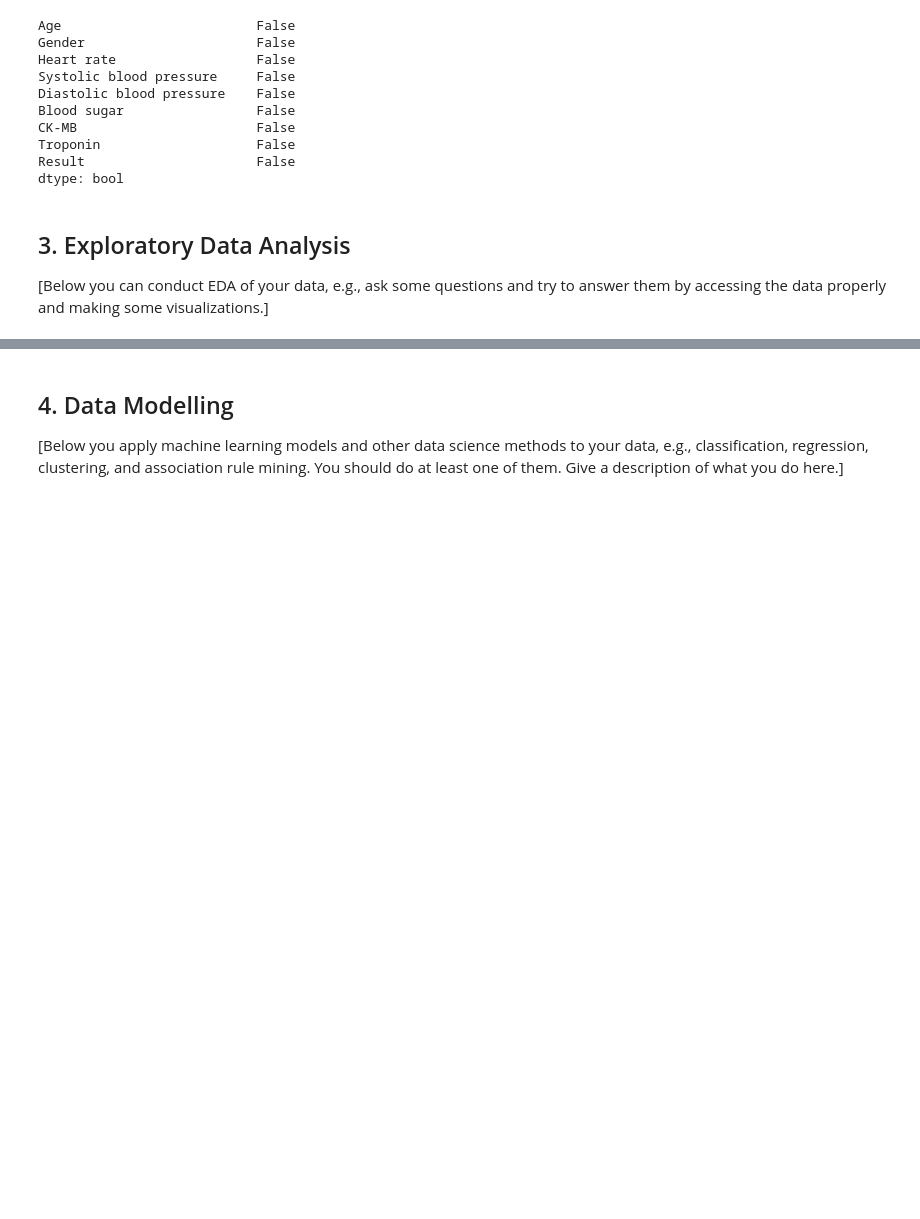
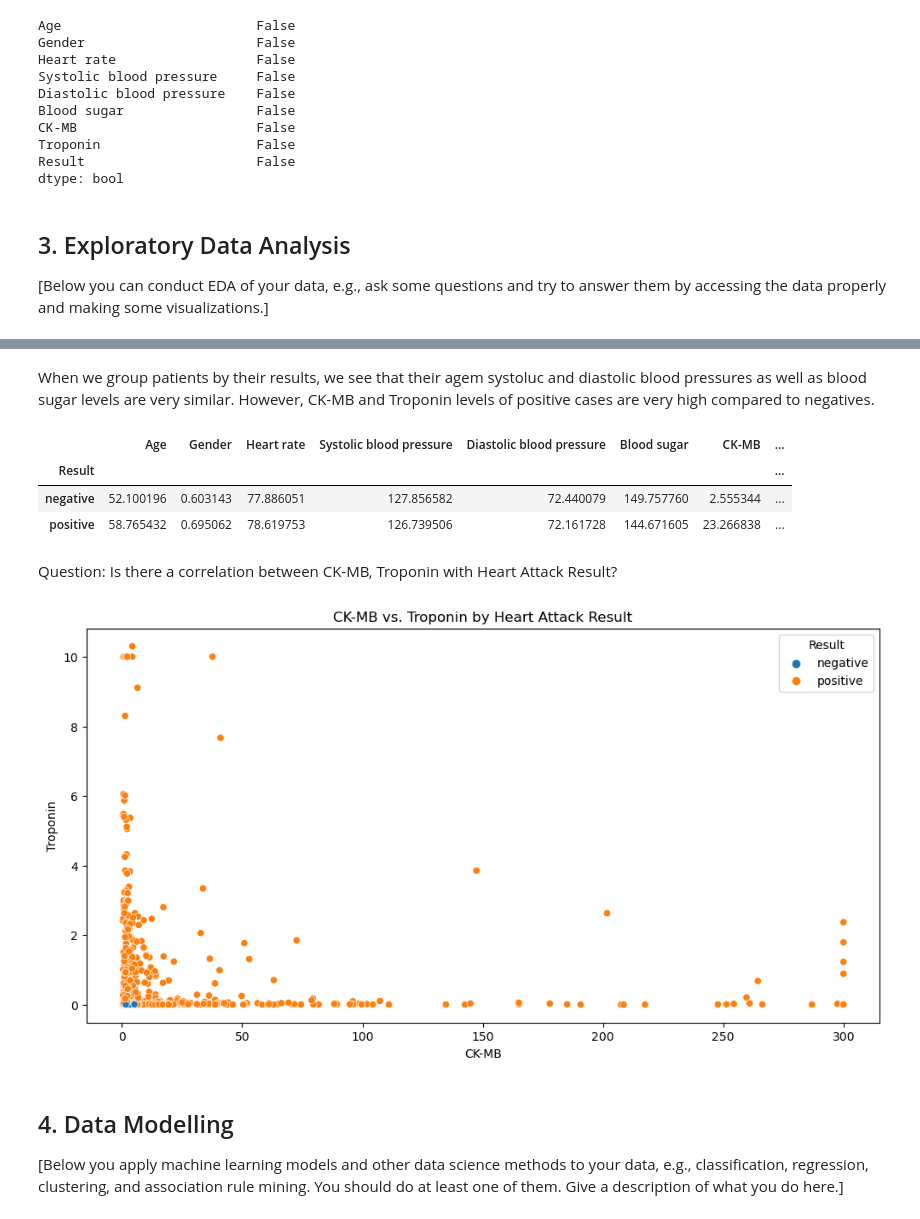
Before and after one commit to berkinKagan/DataVis, a Jupyter notebook: Miniproject_template (1).ipynb, the cells around one changed output, grey strips where cells are left out. Saved outputs shown, nothing was run; the diff lists cells and outputs as text; code cells hidden in the pictures; blank space fills up the shorter version.

Commit message:
add scatter plot for CK-MB and Troponin with positive heart rate

```diff
--- a/Miniproject_template (1).ipynb
+++ b/Miniproject_template (1).ipynb
@@ -218,3 +254,24 @@ dtype: bool
+# %% [markdown]
+When we group patients by their results, we see that their agem systoluc and diastolic blood pressures as well as blood sugar levels are very similar. However, CK-MB and Troponin levels of positive cases are very high compared to negatives.
+# %%
+data.groupby('Result').mean()
+# %% [output]
+|  | Age | Gender | Heart rate | Systolic blood pressure | Diastolic blood pressure | Blood sugar | CK-MB | ... |
+| Result |  |  |  |  |  |  |  | ... |
+| negative | 52.100196 | 0.603143 | 77.886051 | 127.856582 | 72.440079 | 149.757760 | 2.555344 | ... |
+| positive | 58.765432 | 0.695062 | 78.619753 | 126.739506 | 72.161728 | 144.671605 | 23.266838 | ... |
+# %% [markdown]
+Question: Is there a correlation between CK-MB, Troponin with Heart Attack Result?
+# %%
+plt.figure(figsize=(12, 6))
+sns.scatterplot(x='CK-MB', y='Troponin', hue='Result', data=data)
+plt.title('CK-MB vs. Troponin by Heart Attack Result')
+plt.xlabel('CK-MB')
+plt.ylabel('Troponin')
+plt.legend(title='Result')
+plt.show()
+# %% [output]
+[figure, added]
 # %% [markdown]
 ## 4. Data Modelling
 
```
Also changed, not shown: parts of 2 cells of this notebook.
